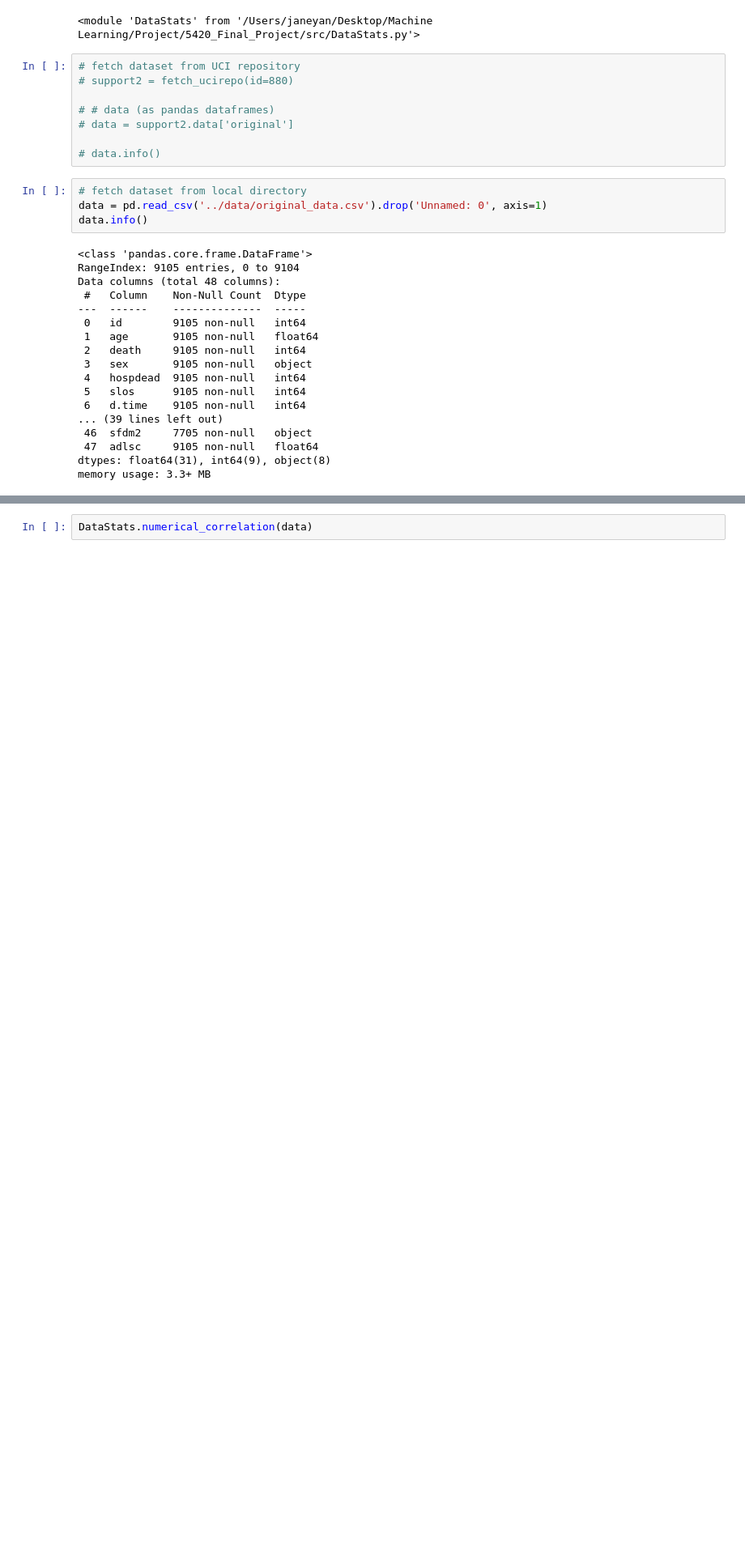
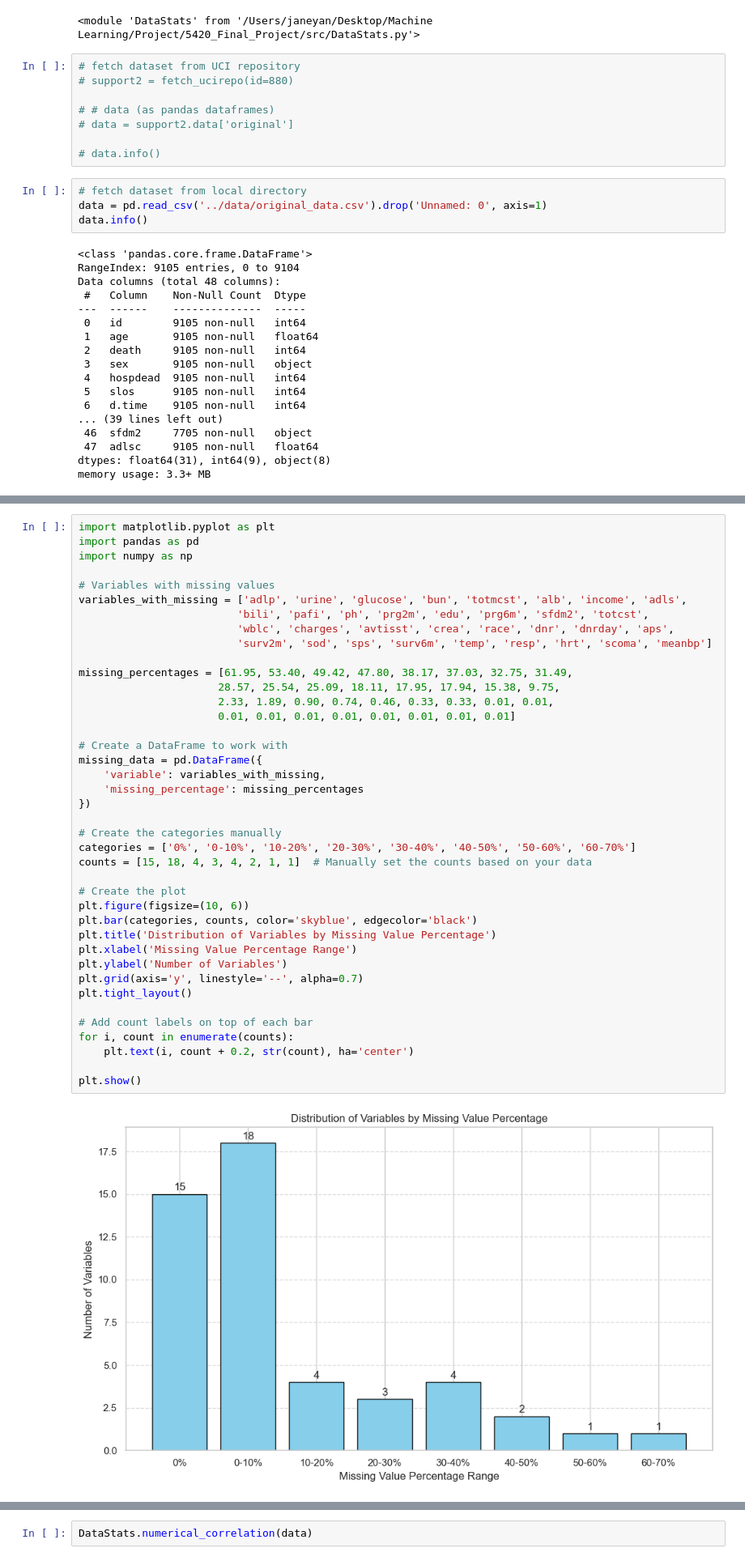
Before and after one commit to Gufeng-2002/5420_Final_Project, a Jupyter notebook: src/teammate_code/Jane_DataProcessing.ipynb, the cells around one changed output, grey strips where cells are left out. Shown at 81% size. Saved outputs shown, nothing was run; the diff lists cells and outputs as text; blank space fills up the shorter version.

```diff
--- a/src/teammate_code/Jane_DataProcessing.ipynb
+++ b/src/teammate_code/Jane_DataProcessing.ipynb
@@ -100,0 +74,42 @@ memory usage: 3.3+ MB
+# %%
+import matplotlib.pyplot as plt
+import pandas as pd
+import numpy as np
+
+# Variables with missing values
+variables_with_missing = ['adlp', 'urine', 'glucose', 'bun', 'totmcst', 'alb', 'income', 'adls',
+                         'bili', 'pafi', 'ph', 'prg2m', 'edu', 'prg6m', 'sfdm2', 'totcst',
+                         'wblc', 'charges', 'avtisst', 'crea', 'race', 'dnr', 'dnrday', 'aps',
+                         'surv2m', 'sod', 'sps', 'surv6m', 'temp', 'resp', 'hrt', 'scoma', 'meanbp']
+
+missing_percentages = [61.95, 53.40, 49.42, 47.80, 38.17, 37.03, 32.75, 31.49,
+                      28.57, 25.54, 25.09, 18.11, 17.95, 17.94, 15.38, 9.75,
+                      2.33, 1.89, 0.90, 0.74, 0.46, 0.33, 0.33, 0.01, 0.01,
+                      0.01, 0.01, 0.01, 0.01, 0.01, 0.01, 0.01, 0.01]
+
+# Create a DataFrame to work with
+missing_data = pd.DataFrame({
+    'variable': variables_with_missing,
+    'missing_percentage': missing_percentages
+})
+
+# Create the categories manually
+categories = ['0%', '0-10%', '10-20%', '20-30%', '30-40%', '40-50%', '50-60%', '60-70%']
+counts = [15, 18, 4, 3, 4, 2, 1, 1]  # Manually set the counts based on your data
+
+# Create the plot
+plt.figure(figsize=(10, 6))
+plt.bar(categories, counts, color='skyblue', edgecolor='black')
+plt.title('Distribution of Variables by Missing Value Percentage')
+plt.xlabel('Missing Value Percentage Range')
+plt.ylabel('Number of Variables')
+plt.grid(axis='y', linestyle='--', alpha=0.7)
+plt.tight_layout()
+
+# Add count labels on top of each bar
+for i, count in enumerate(counts):
+    plt.text(i, count + 0.2, str(count), ha='center')
+
+plt.show()
+# %% [output]
+[figure, added]
```
Also changed, not shown: parts of 21 cells of this notebook, 2 other files.
